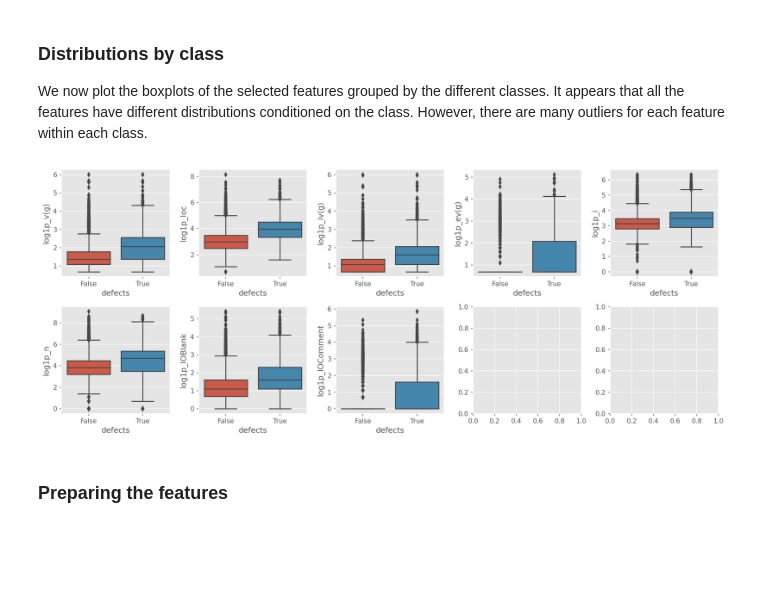
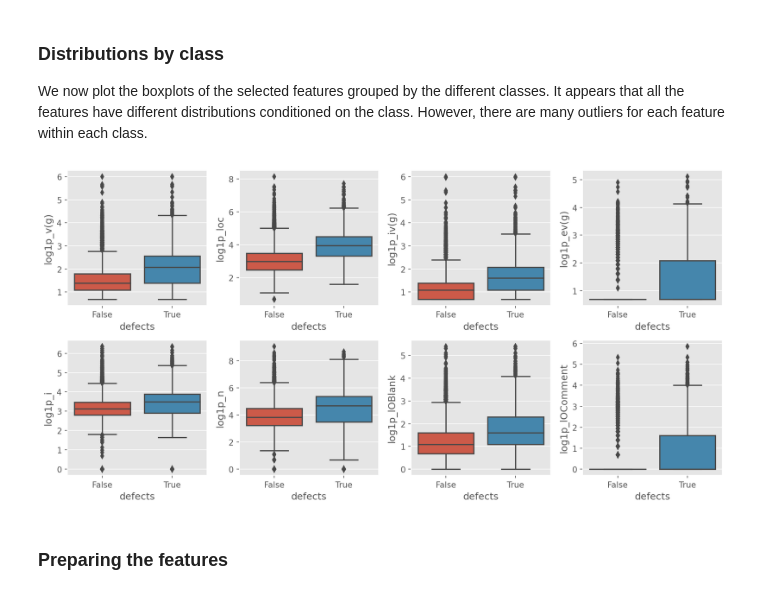
Before and after one commit to syerramilli/kaggle-notebooks, a Jupyter notebook: ps3e23-eda-catboost-baseline-shap.ipynb, the cells around one changed output. Cells and saved outputs as stored; diff of their text form; code cells hidden in the pictures; blank space fills up the shorter version.

```diff
--- a/ps3e23-eda-catboost-baseline-shap.ipynb
+++ b/ps3e23-eda-catboost-baseline-shap.ipynb
@@ -248,19 +273,19 @@ train = train[numerical_features + ['defects']]
 We now plot the boxplots of the selected features grouped by the different classes. It appears that all the features have different distributions conditioned on the class. However, there are many outliers for each feature within each class.
 # %%
 n_rows = 2
-n_cols = 5
+n_cols = 4
 fig,axs = plt.subplots(n_rows,n_cols,figsize=(3*n_cols,3*n_rows))
 for i in range(n_rows):
     for j in range(n_cols):
         col_index = n_cols*i+j
         if col_index == len(numerical_features):
             break
 
         _ = sns.boxplot(data=train, y=numerical_features[col_index], x='defects', ax=axs[i,j])
 
 fig.tight_layout()
 # %% [output]
-[figure, old version]
+[figure, new version]
 # %% [markdown]
 ### Preparing the features
 # %%
```
Also changed, not shown: parts of 20 cells of this notebook.
